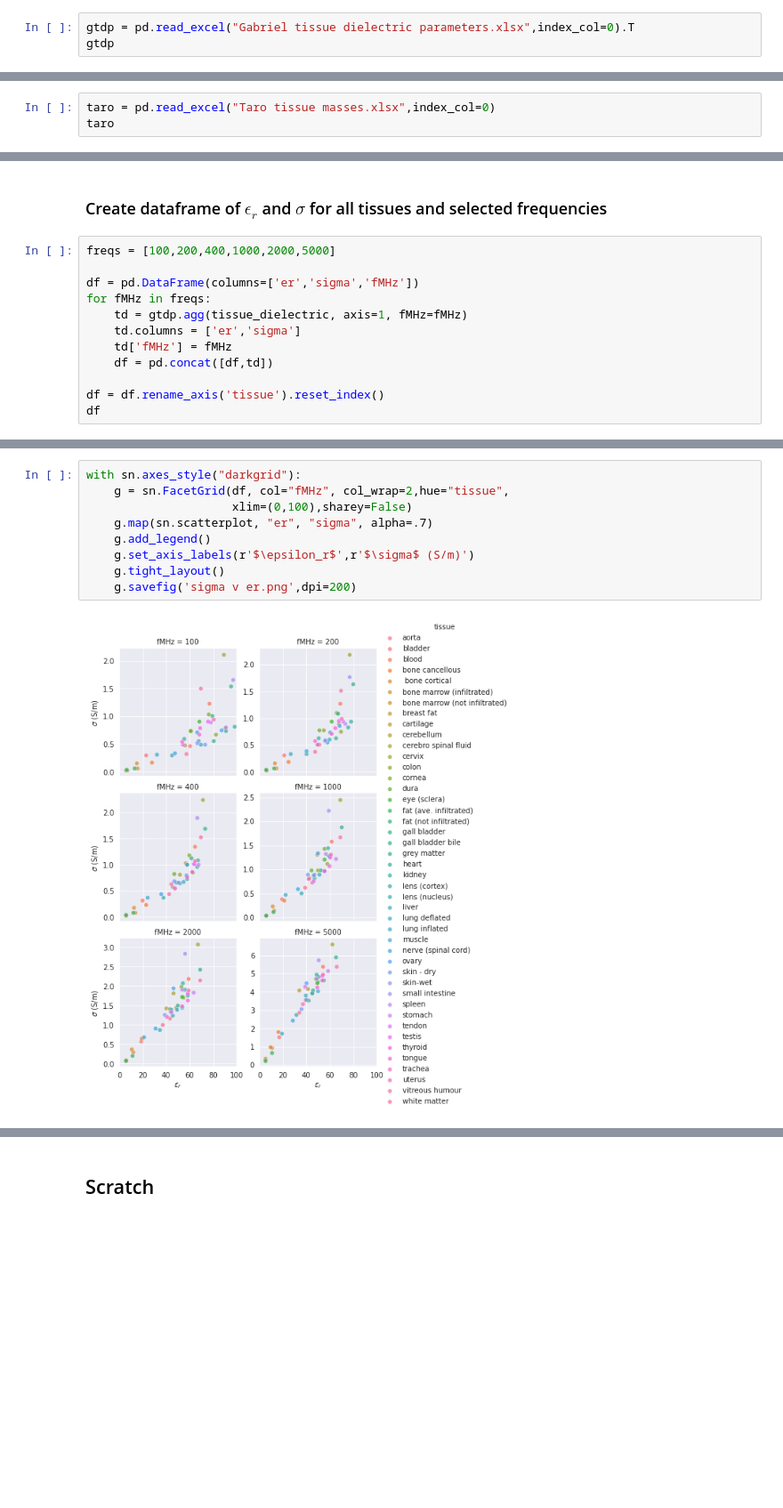
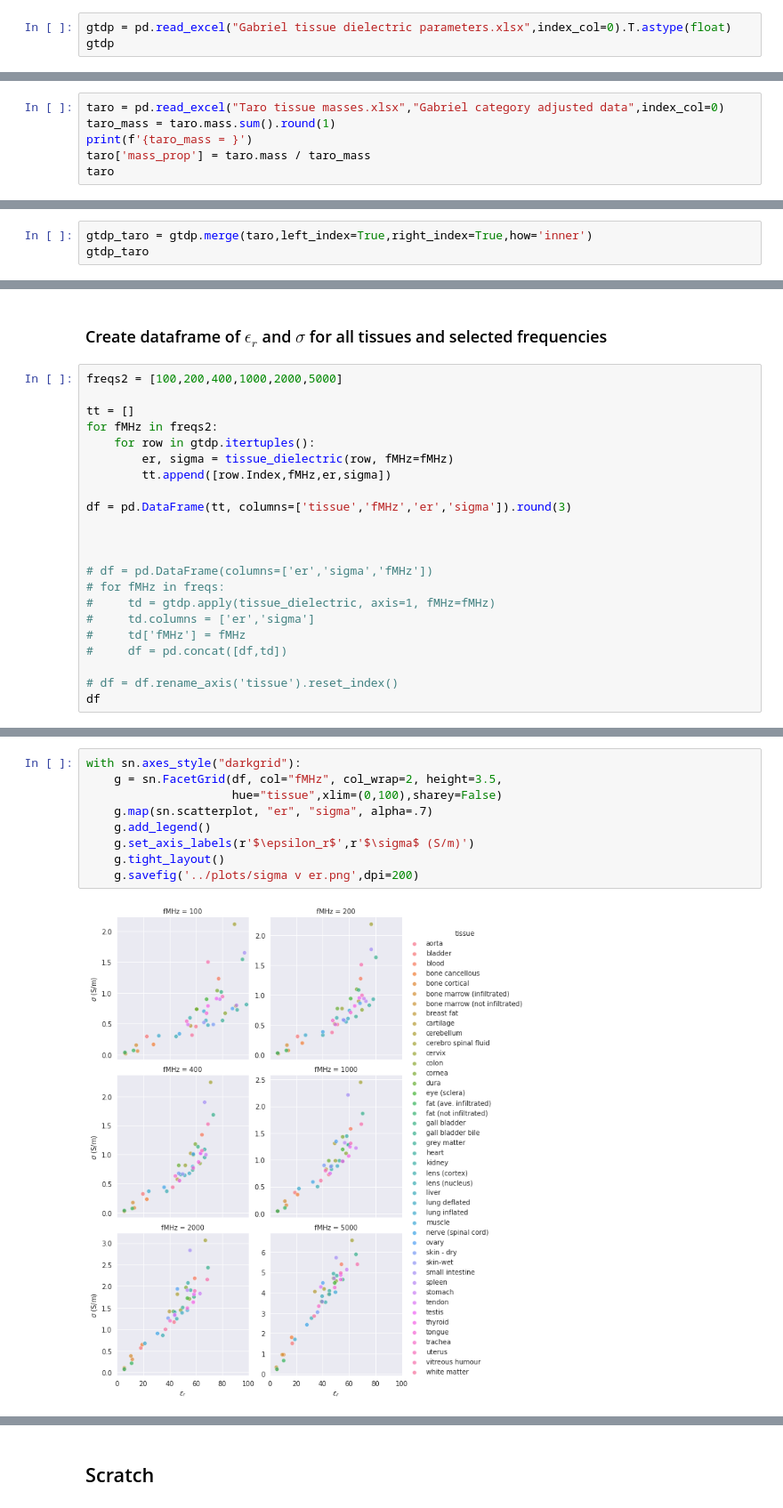
Before and after one commit to dreme/spatial-averaging-wg, a Jupyter notebook: notebooks/tissue dielectrics.ipynb, the cells around one changed output, grey strips where cells are left out. Shown at 89% size. Saved outputs shown, nothing was run; the diff lists cells and outputs as text; blank space fills up the shorter version.

```diff
--- a/notebooks/tissue dielectrics.ipynb
+++ b/notebooks/tissue dielectrics.ipynb
@@ -59,5 +60,5 @@ def tissue_dielectric(p, fMHz, factor=1):
 # %%
-gtdp = pd.read_excel("Gabriel tissue dielectric parameters.xlsx",index_col=0).T
+gtdp = pd.read_excel("Gabriel tissue dielectric parameters.xlsx",index_col=0).T.astype(float)
 gtdp
 # %% [output]
 | TISSUE | einf | sigma | e1 | tau1 | alpha1 | e2 | tau2 | alpha2 | e3 | tau3 | alpha3 | ... |
@@ -80,6 +81,9 @@ gtdp
 # %% [markdown]
 ### Taro model tissue masses
 # %%
-taro = pd.read_excel("Taro tissue masses.xlsx",index_col=0)
+taro = pd.read_excel("Taro tissue masses.xlsx","Gabriel category adjusted data",index_col=0)
+taro_mass = taro.mass.sum().round(1)
+print(f'{taro_mass = }')
+taro['mass_prop'] = taro.mass / taro_mass
 taro
 # %% [output]
@@ -167,0 +110,3 @@ tt
+# %%
+gtdp_taro = gtdp.merge(taro,left_index=True,right_index=True,how='inner')
+gtdp_taro
@@ -170,15 +204,25 @@ tt
 # %% [markdown]
 ### Create dataframe of $\epsilon_r$ and $\sigma$ for all tissues and selected frequencies
 # %%
-freqs = [100,200,400,1000,2000,5000]
+freqs2 = [100,200,400,1000,2000,5000]
 
-df = pd.DataFrame(columns=['er','sigma','fMHz'])
-for fMHz in freqs:
-    td = gtdp.agg(tissue_dielectric, axis=1, fMHz=fMHz)
-    td.columns = ['er','sigma']
-    td['fMHz'] = fMHz
-    df = pd.concat([df,td])
+tt = []
+for fMHz in freqs2:
+    for row in gtdp.itertuples():
+        er, sigma = tissue_dielectric(row, fMHz=fMHz)
+        tt.append([row.Index,fMHz,er,sigma])
 
-df = df.rename_axis('tissue').reset_index()
+df = pd.DataFrame(tt, columns=['tissue','fMHz','er','sigma']).round(3)
+
+
+
+# df = pd.DataFrame(columns=['er','sigma','fMHz'])
+# for fMHz in freqs:
+#     td = gtdp.apply(tissue_dielectric, axis=1, fMHz=fMHz)
+#     td.columns = ['er','sigma']
+#     td['fMHz'] = fMHz
+#     df = pd.concat([df,td])
+
+# df = df.rename_axis('tissue').reset_index()
 df
 # %% [output]
@@ -197,12 +241,12 @@ df
 264 rows × 4 columns
 # %%
 with sn.axes_style("darkgrid"):
-    g = sn.FacetGrid(df, col="fMHz", col_wrap=2,hue="tissue",
-                     xlim=(0,100),sharey=False)
+    g = sn.FacetGrid(df, col="fMHz", col_wrap=2, height=3.5,
+                     hue="tissue",xlim=(0,100),sharey=False)
     g.map(sn.scatterplot, "er", "sigma", alpha=.7)
     g.add_legend()
     g.set_axis_labels(r'$\epsilon_r$',r'$\sigma$ (S/m)')
     g.tight_layout()
-    g.savefig('sigma v er.png',dpi=200)
+    g.savefig('../plots/sigma v er.png',dpi=200)
 # %% [output]
-[figure, old version]
+[figure, new version]
```
Also changed, not shown: parts of 15 cells of this notebook, 9 other files.
